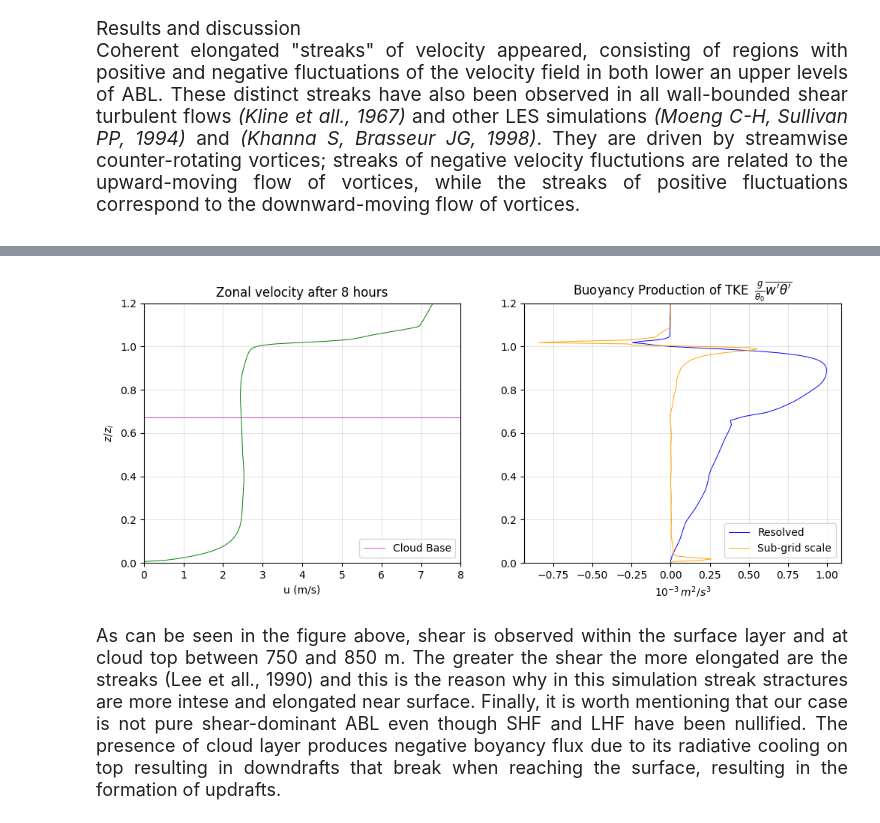
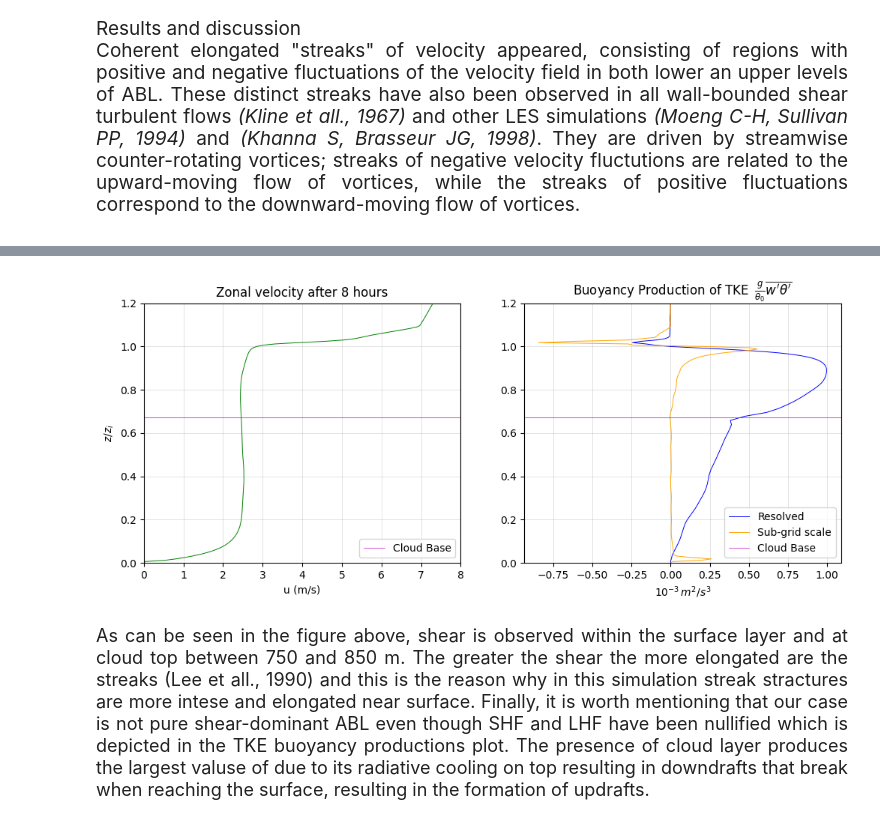
Before and after one commit to ChrisPhys97/Bachelor-Thesis, a Jupyter notebook: Data Visualization.ipynb, the cells around one changed output, grey strips where cells are left out. Saved outputs shown, nothing was run; the diff lists cells and outputs as text; code cells hidden in the pictures.

```diff
--- a/Data Visualization.ipynb
+++ b/Data Visualization.ipynb
@@ -140,36 +140,36 @@ Above the surface layer, streaks have spanwise width larger than the boundary la
 # %%
 # Cloud base after 8 hours of simulation
 c_base=560/zi
 
 # Buoyancy data
 url4="https://raw.githubusercontent.com/ChrisPhys97/Bachelor-Thesis/refs/heads/main/data/Buoyancy_data.txt"
 text2=requests.get(url4).text
 bf=np.loadtxt(io.StringIO(text2),skiprows=1)
 bfres=bf[:,1]*1000
 bfsgs=bf[:,2]*1000
 
 fig,ax=plt.subplots(1,2,figsize=(12,4.5))
 ax[0].plot(u_m,z,color="g",linewidth=0.7)
 ax[1].plot(bfres,z,linewidth=0.7,color="b",label="Resolved")
 ax[1].plot(bfsgs,z,linewidth=0.7,color="orange",label="Sub-grid scale")
 ax[0].set_xlabel("u (m/s)")
 ax[0].set_ylabel("$z/z_i$")
 ax[0].set_title("Zonal velocity after 8 hours")
 ax[1].set_title(r"Buoyancy Production of TKE $\,  \frac{g}{\theta_0} \overline{w^\prime \theta^\prime}$")
-ax[0].axhline(y=c_base,linewidth=0.5,color="m",label="Cloud Base")
 for a in ax:
   a.set_ylim([0,1.2])
   a.grid(True,linewidth=0.5,alpha=0.5)
+  a.axhline(y=c_base,linewidth=0.5,color="m",label="Cloud Base")
 ax[0].set_xlim([0,8])
 ax[0].legend(loc="lower right")
 ax[1].legend(loc="lower right")
 
 ax[1].set_xlabel(r"$10^{-3} \,  m^2/s^3$")
 plt.show()
 # %% [output]
-[figure, old version]
+[figure, new version]
 # %% [markdown]
 <div style="text-align: justify;
 text-justify: inter-word; font-size: 18px;">
-As can be seen in the figure above, shear is observed within the surface layer and at cloud top between 750 and 850 m. The greater the shear the more elongated are the streaks (Lee et all., 1990) and this is the reason why in this simulation streak stractures are more intese and elongated near surface. Finally, it is worth mentioning that our case is not pure shear-dominant ABL even though SHF and LHF have been nullified. The presence of cloud layer produces negative boyancy flux due to its radiative cooling on top resulting in downdrafts that break when reaching the surface, resulting in the formation of updrafts.
+As can be seen in the figure above, shear is observed within the surface layer and at cloud top between 750 and 850 m. The greater the shear the more elongated are the streaks (Lee et all., 1990) and this is the reason why in this simulation streak stractures are more intese and elongated near surface. Finally, it is worth mentioning that our case is not pure shear-dominant ABL even though SHF and LHF have been nullified which is depicted in the TKE buoyancy productions plot. The presence of cloud layer produces the largest valuse of due to its radiative cooling on top resulting in downdrafts that break when reaching the surface, resulting in the formation of updrafts.
 </div>
```
